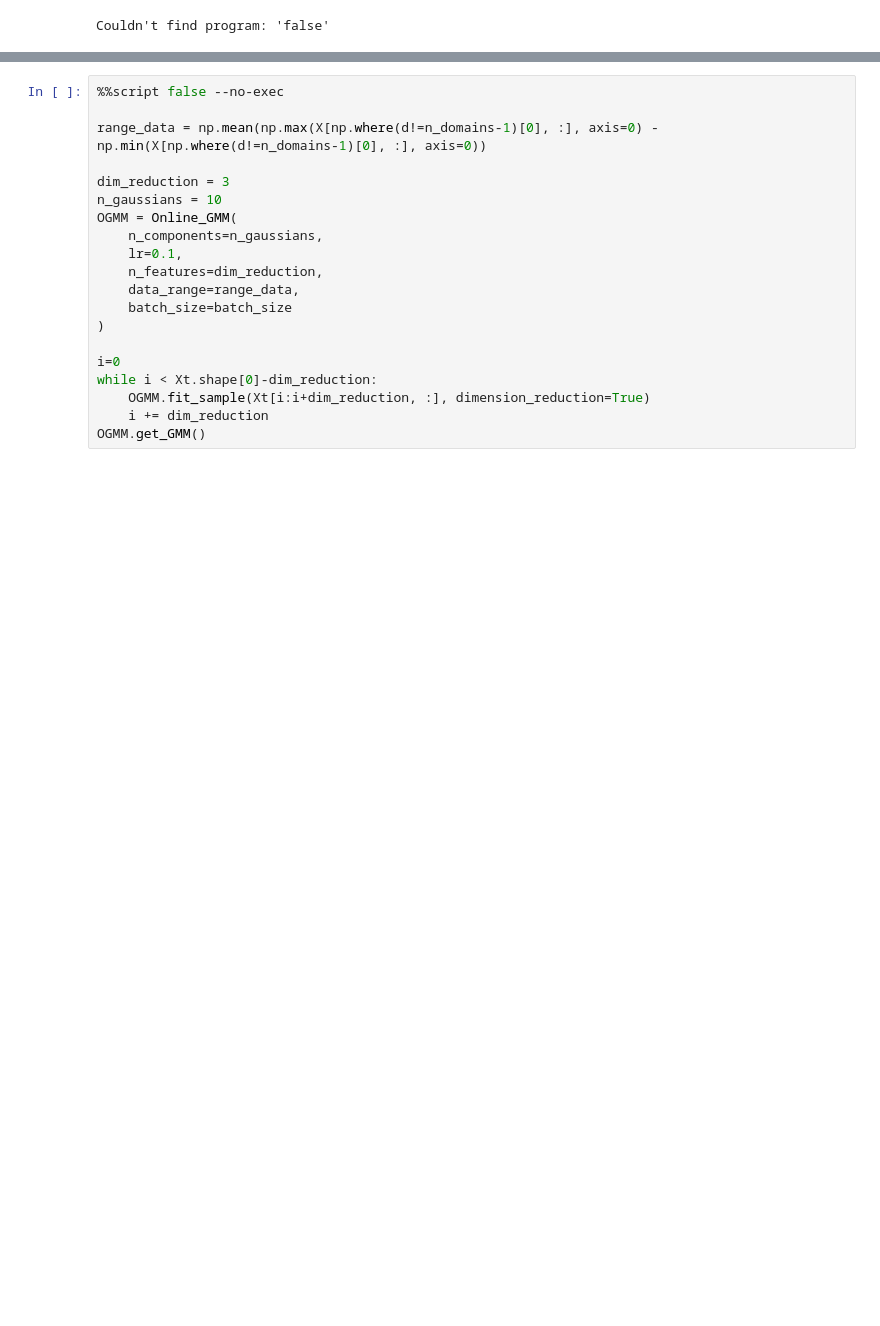
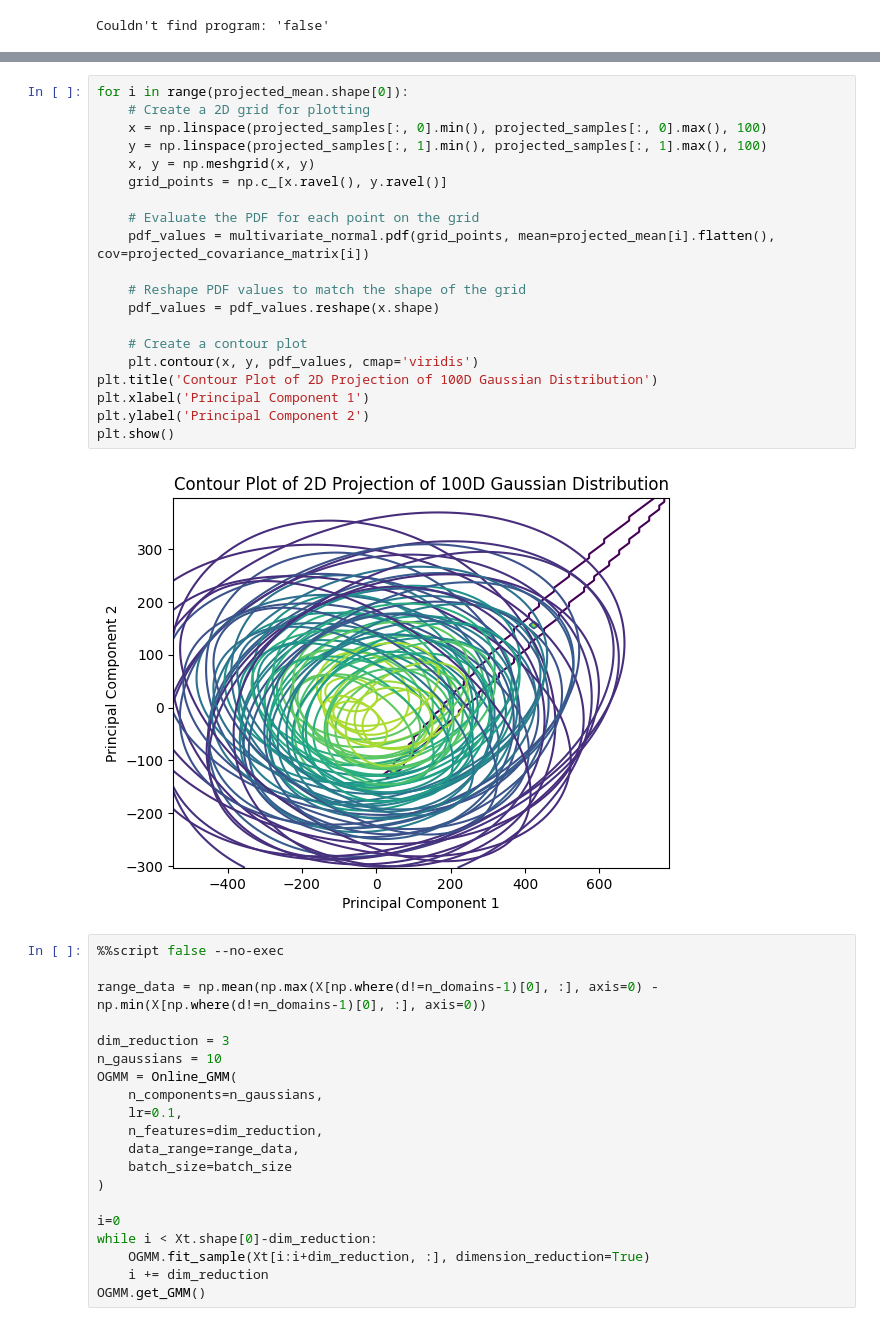
Before and after one commit to Stevan-LS/Online-DaDiL, a Jupyter notebook: PyDiL-main/PyDiL-main/Toy_DaDiL.ipynb, the cells around one changed output, grey strips where cells are left out. Cells and saved outputs as stored; diff of their text form; blank space fills up the shorter version.

```diff
--- a/PyDiL-main/PyDiL-main/Toy_DaDiL.ipynb
+++ b/PyDiL-main/PyDiL-main/Toy_DaDiL.ipynb
@@ -137,3 +192,25 @@ array([9.62173805e-08, 9.62173805e-08, 9.62173805e-08, 9.62173805e-08,
+# %%
+for i in range(projected_mean.shape[0]):
+    # Create a 2D grid for plotting
+    x = np.linspace(projected_samples[:, 0].min(), projected_samples[:, 0].max(), 100)
+    y = np.linspace(projected_samples[:, 1].min(), projected_samples[:, 1].max(), 100)
+    x, y = np.meshgrid(x, y)
+    grid_points = np.c_[x.ravel(), y.ravel()]
+
+    # Evaluate the PDF for each point on the grid
+    pdf_values = multivariate_normal.pdf(grid_points, mean=projected_mean[i].flatten(), cov=projected_covariance_matrix[i])
+
+    # Reshape PDF values to match the shape of the grid
+    pdf_values = pdf_values.reshape(x.shape)
+
+    # Create a contour plot
+    plt.contour(x, y, pdf_values, cmap='viridis')
+plt.title('Contour Plot of 2D Projection of 100D Gaussian Distribution')
+plt.xlabel('Principal Component 1')
+plt.ylabel('Principal Component 2')
+plt.show()
+# %% [output]
+[figure, added]
 # %%
 %%script false --no-exec
 
```
Also changed, not shown: parts of 9 cells of this notebook, 4 other files.
